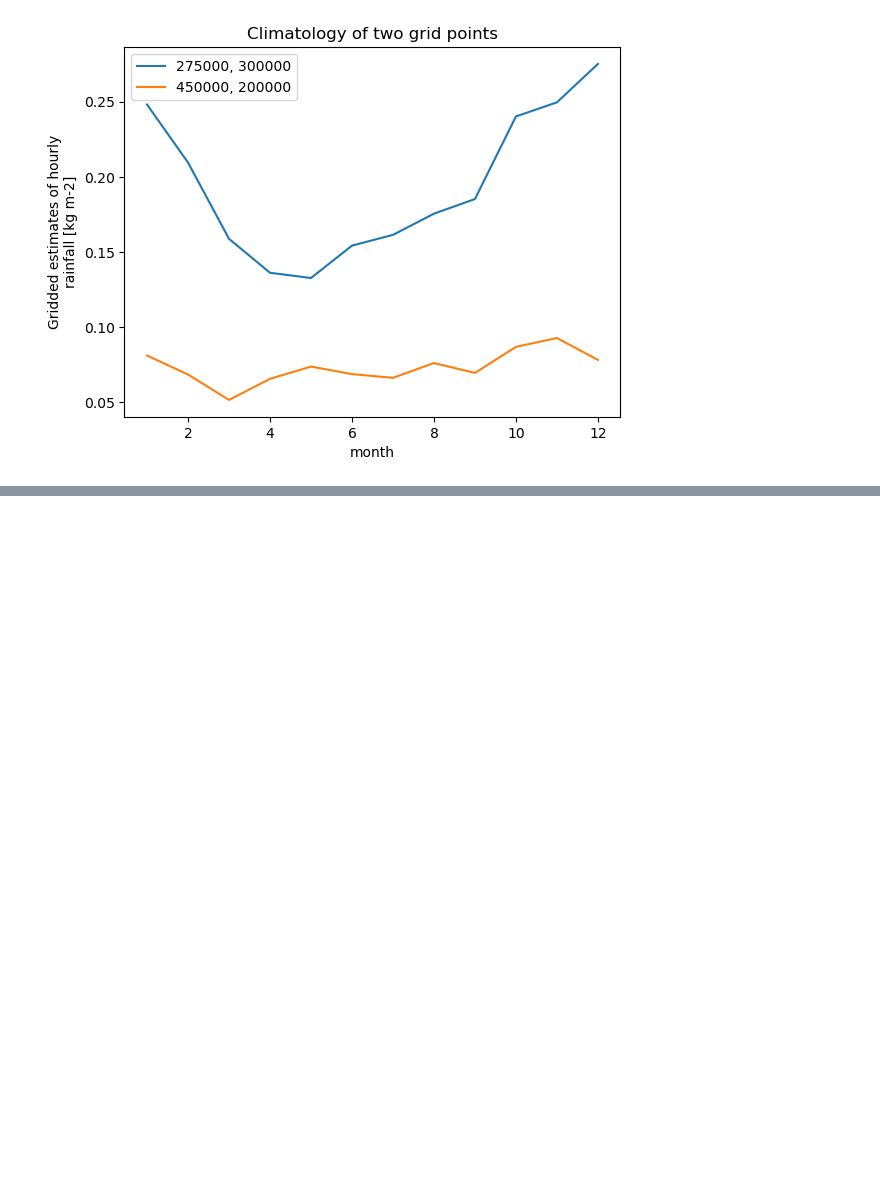
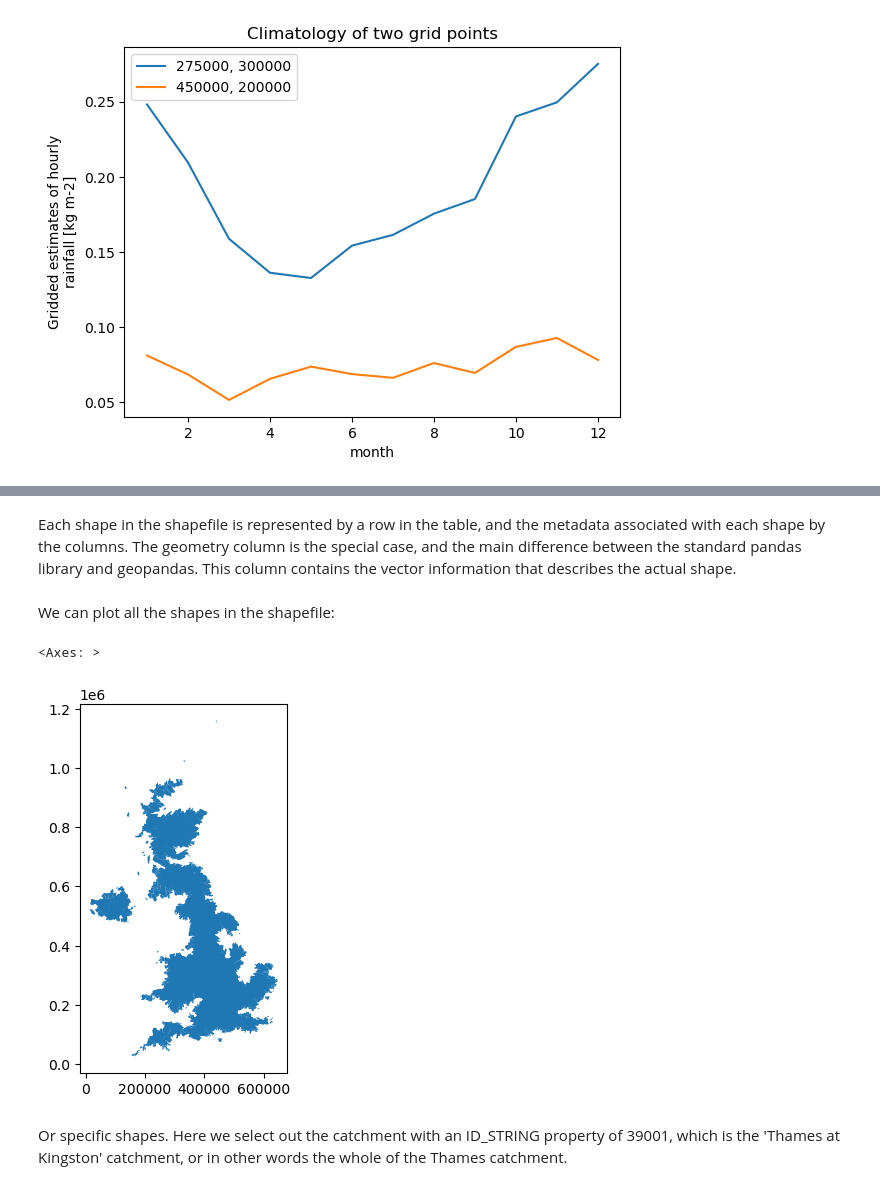
Before and after one commit to NERC-CEH/dri_gridded_data, a Jupyter notebook: notebooks/Example 1.ipynb, the cells around one changed output, grey strips where cells are left out. Drawn from its saved outputs; the diff is of its cells as text; code cells hidden in the pictures; blank space fills up the shorter version.

Commit message:
#39 Added shapefile extraction example and some more detail on the other examples

```diff
--- a/notebooks/Example 1.ipynb
+++ b/notebooks/Example 1.ipynb
@@ -393,0 +419,5 @@ Text(0.5, 1.0, 'Climatology of two grid points')
+# %%
+import geopandas as gpd
+
+sfname = 'gb_catchments.shp'
+sfile = gpd.read_file(sfname)
@@ -393,0 +440,11 @@ Text(0.5, 1.0, 'Climatology of two grid points')
+# %% [markdown]
+Each shape in the shapefile is represented by a row in the table, and the metadata associated with each shape by the columns. The geometry column is the special case, and the main difference between the standard pandas library and geopandas. This column contains the vector information that describes the actual shape.
+# %% [markdown]
+We can plot all the shapes in the shapefile:
+# %%
+sfile.plot()
+# %% [output]
+<Axes: >
+[figure, added]
+# %% [markdown]
+Or specific shapes. Here we select out the catchment with an ID_STRING property of 39001, which is the 'Thames at Kingston' catchment, or in other words the whole of the Thames catchment.
```
Also changed, not shown: parts of 33 cells of this notebook, 6 other files.
